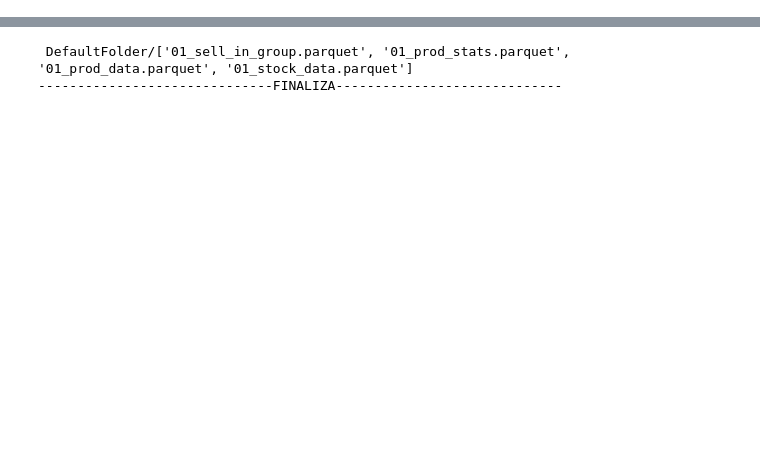
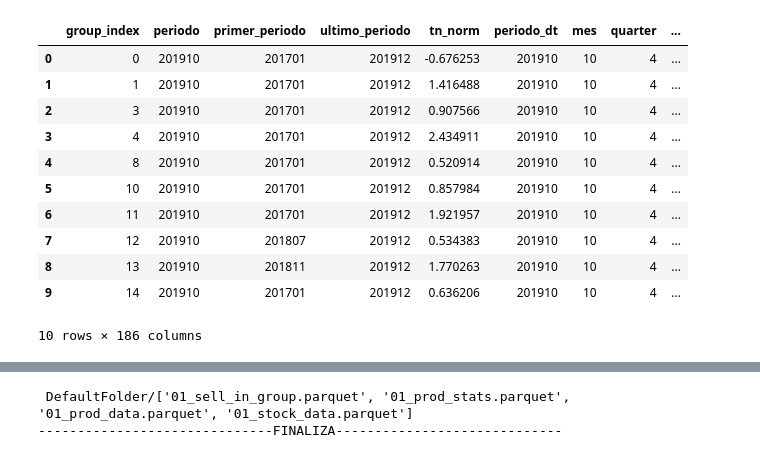
Before and after one commit to waldof86/labo3-2024v, a Jupyter notebook: Proyecto/06_evaluar_prediccion.ipynb, the cells around one changed output, grey strips where cells are left out. Saved outputs shown, nothing was run; the diff lists cells and outputs as text; code cells hidden in the pictures; blank space fills up the shorter version.

```diff
--- a/Proyecto/06_evaluar_prediccion.ipynb
+++ b/Proyecto/06_evaluar_prediccion.ipynb
@@ -22 +22,21 @@ print(f"------------------------------COMIENZA-----------------------------\n[{F
+# %%
+#df = pd.read_parquet('sell_in_pred.parquet')
+df = pd.read_parquet(f"./Experimentos/2024-06-23_NuevoScript/05_sell_in_pred.parquet")
+prod_data_ungroup = pd.read_parquet(f"./Experimentos/2024-06-23_NuevoScript/01_prod_data_ungroup.parquet")
+prod_a_predecir = pd.read_csv('../productos_a_predecir.txt', sep='\t')
+#df = pd.read_parquet(f"{FOLDER}/{FILES[4][0]}")
+df.head(10)
+# %% [output]
+|  | group_index | periodo | primer_periodo | ultimo_periodo | tn_norm | periodo_dt | mes | quarter | ... |
+| 0 | 0 | 201910 | 201701 | 201912 | -0.676253 | 201910 | 10 | 4 | ... |
+| 1 | 1 | 201910 | 201701 | 201912 | 1.416488 | 201910 | 10 | 4 | ... |
+| 2 | 3 | 201910 | 201701 | 201912 | 0.907566 | 201910 | 10 | 4 | ... |
+| 3 | 4 | 201910 | 201701 | 201912 | 2.434911 | 201910 | 10 | 4 | ... |
+| 4 | 8 | 201910 | 201701 | 201912 | 0.520914 | 201910 | 10 | 4 | ... |
+| 5 | 10 | 201910 | 201701 | 201912 | 0.857984 | 201910 | 10 | 4 | ... |
+| 6 | 11 | 201910 | 201701 | 201912 | 1.921957 | 201910 | 10 | 4 | ... |
+| 7 | 12 | 201910 | 201807 | 201912 | 0.534383 | 201910 | 10 | 4 | ... |
+| 8 | 13 | 201910 | 201811 | 201912 | 1.770263 | 201910 | 10 | 4 | ... |
+| 9 | 14 | 201910 | 201701 | 201912 | 0.636206 | 201910 | 10 | 4 | ... |
+10 rows × 186 columns
 # %%
```
Also changed, not shown: parts of 9 cells of this notebook, 13 other files.
